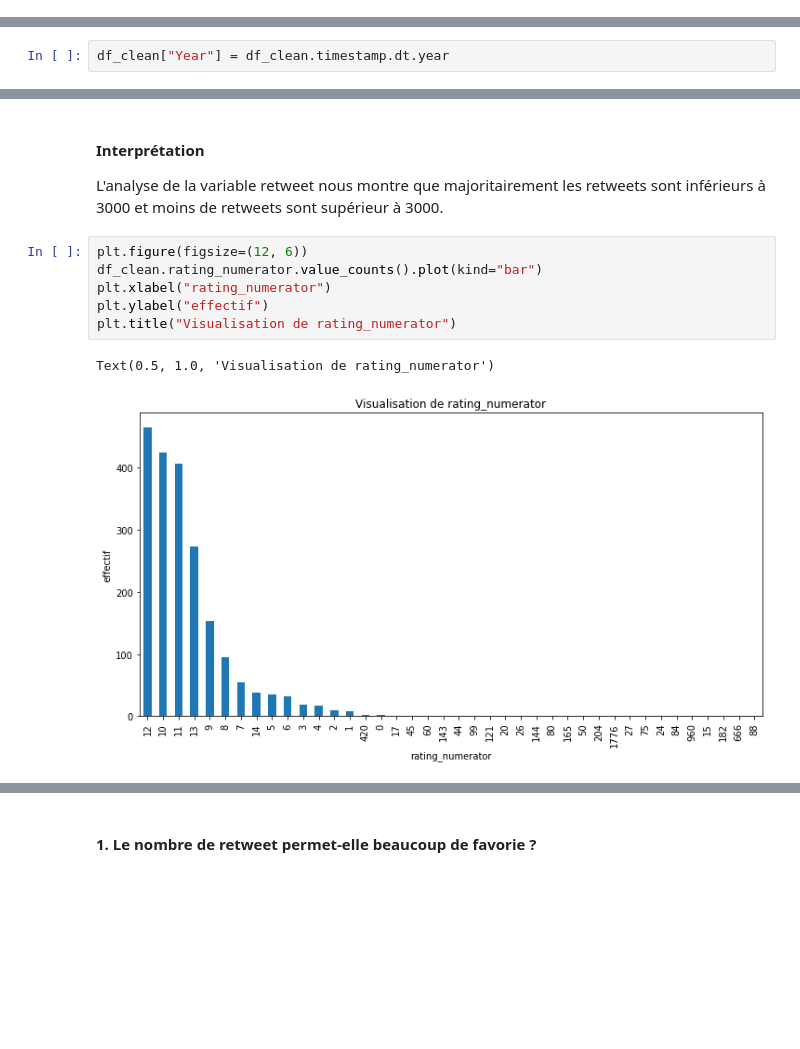
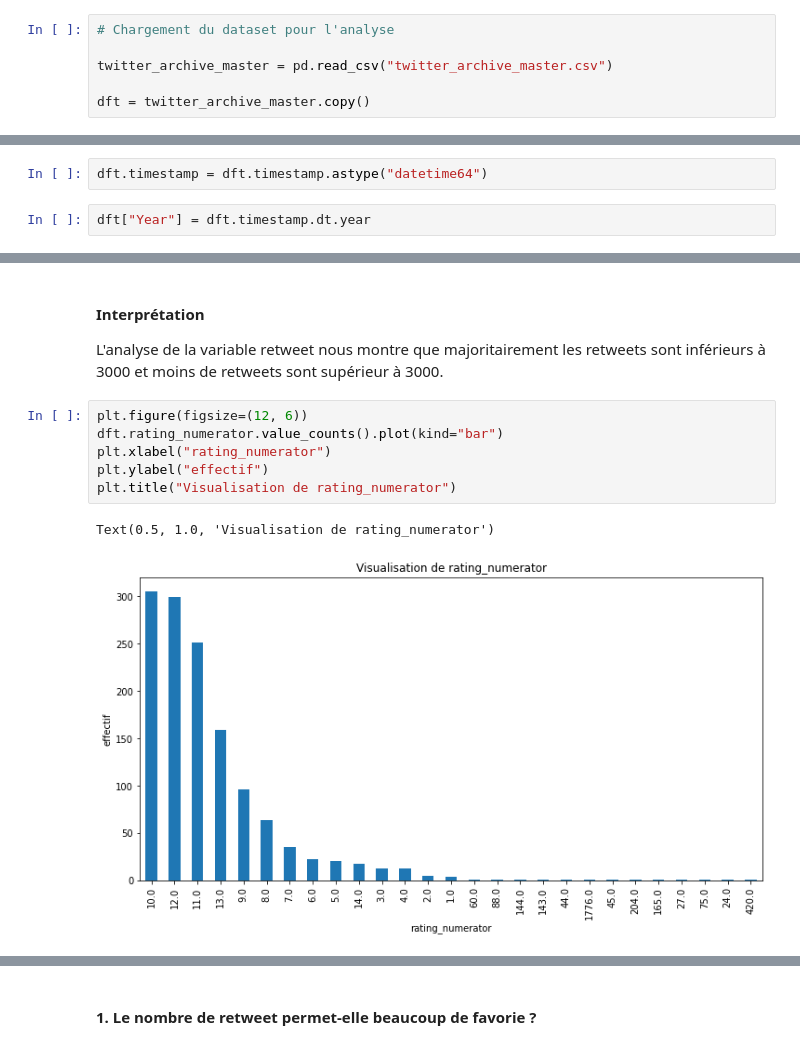
Before and after one commit to ouedraogo-salam/data-analysis-udacity-project-2, a Jupyter notebook: wrangle_act.ipynb, the cells around one changed output, grey strips where cells are left out. Saved outputs shown, nothing was run; the diff lists cells and outputs as text; blank space fills up the shorter version.

```diff
--- a/wrangle_act.ipynb
+++ b/wrangle_act.ipynb
@@ -738,0 +1108,6 @@ df_clean.to_csv("twitter_archive_master.csv")
+# %%
+# Chargement du dataset pour l'analyse
+
+twitter_archive_master = pd.read_csv("twitter_archive_master.csv")
+
+dft = twitter_archive_master.copy()
@@ -749,6 +1144,8 @@ Text(0.5, 1.0, 'Visualisation de source_text')
 #### Interprétation
 
 L'analyse de source_text contient majoritairement twitter for iphone soit 98.05% et en minoritairement Twitter Web Client 1.41% et 0.54% TweetDeck. La représentation ci-dessus nous donne une visuelle sur les différentes proportions.
+# %%
+dft.timestamp = dft.timestamp.astype("datetime64")
 # %%
-df_clean["Year"] = df_clean.timestamp.dt.year
+dft["Year"] = dft.timestamp.dt.year
 # %%
@@ -820,12 +1227,12 @@ Text(0.5, 1.0, 'Visualisation de retweet')
 L'analyse de la variable retweet nous montre que majoritairement les retweets sont inférieurs à 3000 et moins de retweets sont supérieur à 3000.
 # %%
 plt.figure(figsize=(12, 6))
-df_clean.rating_numerator.value_counts().plot(kind="bar")
+dft.rating_numerator.value_counts().plot(kind="bar")
 plt.xlabel("rating_numerator")
 plt.ylabel("effectif")
 plt.title("Visualisation de rating_numerator")
 # %% [output]
 Text(0.5, 1.0, 'Visualisation de rating_numerator')
-[figure, old version]
+[figure, new version]
 # %%
 plt.figure(figsize=(12, 6))
```
Also changed, not shown: parts of 155 cells of this notebook, 5 other files.
